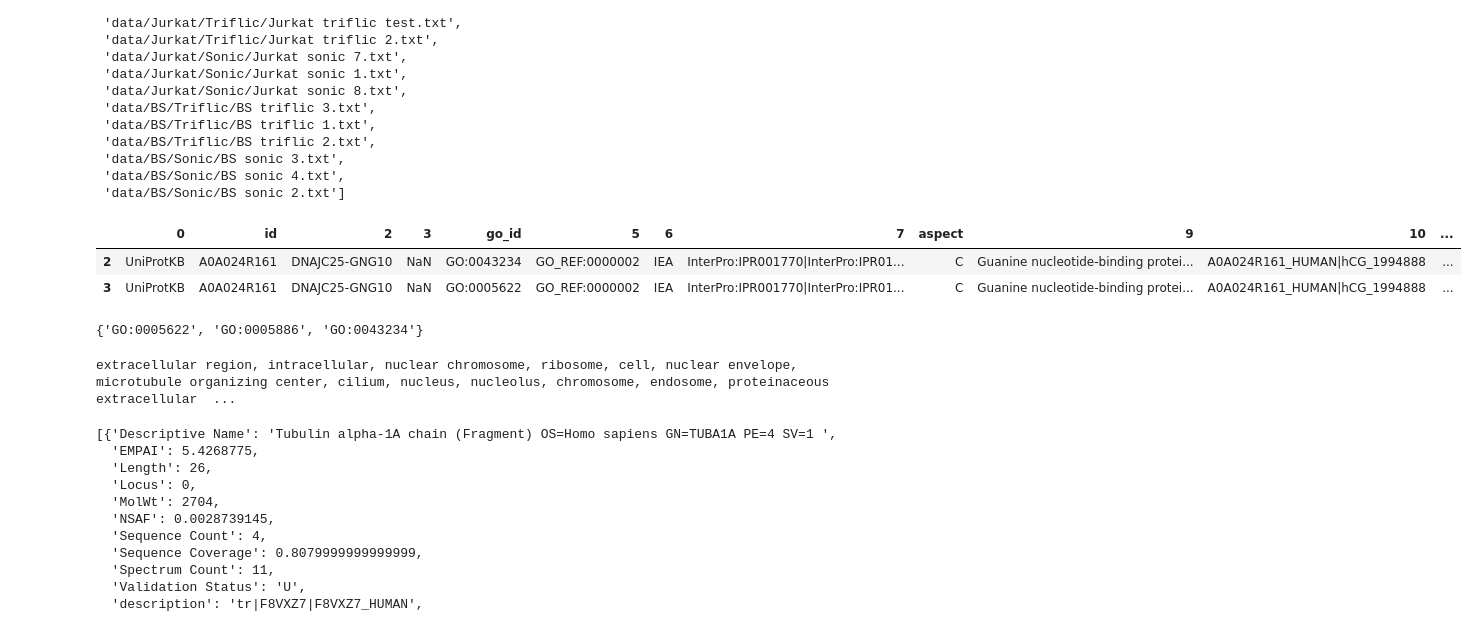
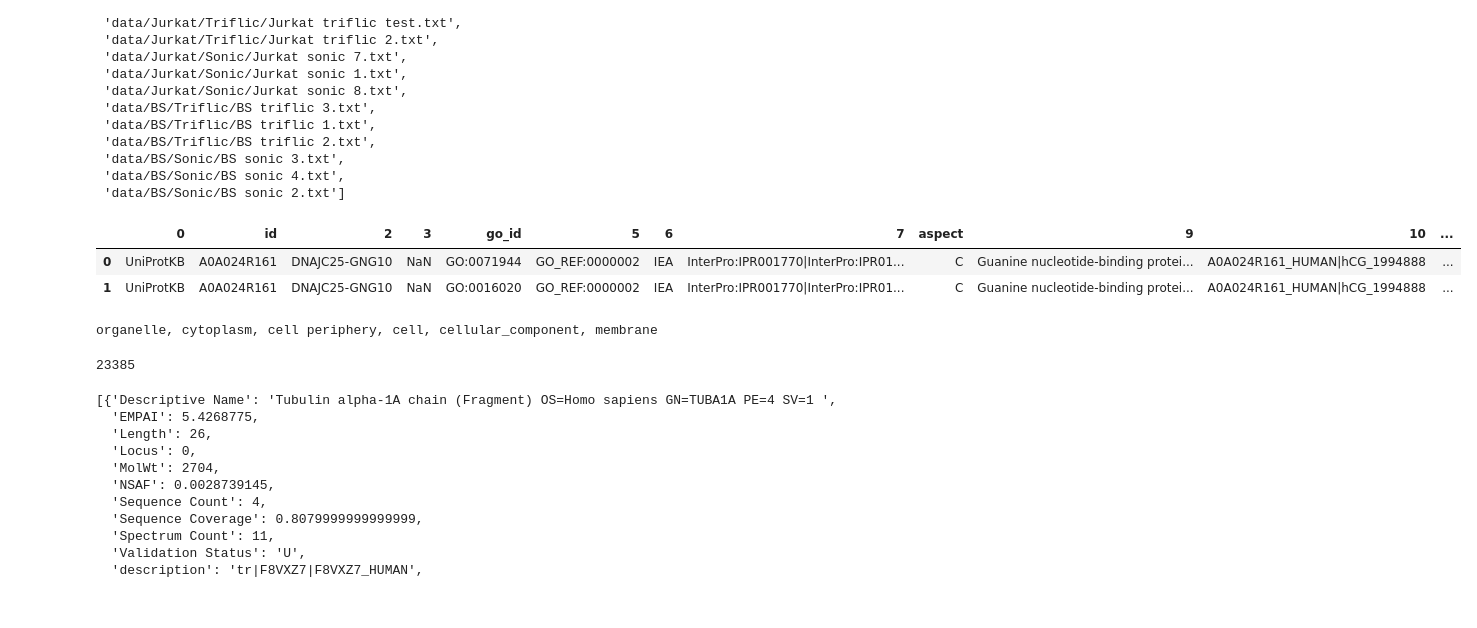
Before and after one commit to stuppie/triflic, a Jupyter notebook: analysis_Jurkat_PA_BF_1FP_GlcNAc/get_counts.ipynb, the cells around one changed output. Saved outputs shown, nothing was run; the diff lists cells and outputs as text; code cells hidden in the pictures.

```diff
--- a/analysis_Jurkat_PA_BF_1FP_GlcNAc/get_counts.ipynb
+++ b/analysis_Jurkat_PA_BF_1FP_GlcNAc/get_counts.ipynb
@@ -45,22 +45,24 @@ files
 # %%
 df = pd.read_csv("annotations.mapped.gaf", sep="\t", comment="!", header=None)
 df = df.rename(columns={1:"id", 4:"go_id", 8:'aspect'})
-df = df.query("aspect == 'C'")
-df = df.query("go_id != 'GO:0005575'")  # remove 'cellular component'
+#df = df.query("go_id != 'GO:0005575'")  # remove 'cellular component'
 df.head(2)
 # %% [output]
 |  | 0 | id | 2 | 3 | go_id | 5 | 6 | 7 | aspect | 9 | 10 | ... |
-| 2 | UniProtKB | A0A024R161 | DNAJC25-GNG10 | NaN | GO:0043234 | GO_REF:0000002 | IEA | InterPro:IPR001770|InterPro:IPR01... | C | Guanine nucleotide-binding protei... | A0A024R161_HUMAN|hCG_1994888 | ... |
-| 3 | UniProtKB | A0A024R161 | DNAJC25-GNG10 | NaN | GO:0005622 | GO_REF:0000002 | IEA | InterPro:IPR001770|InterPro:IPR01... | C | Guanine nucleotide-binding protei... | A0A024R161_HUMAN|hCG_1994888 | ... |
+| 0 | UniProtKB | A0A024R161 | DNAJC25-GNG10 | NaN | GO:0071944 | GO_REF:0000002 | IEA | InterPro:IPR001770|InterPro:IPR01... | C | Guanine nucleotide-binding protei... | A0A024R161_HUMAN|hCG_1994888 | ... |
+| 1 | UniProtKB | A0A024R161 | DNAJC25-GNG10 | NaN | GO:0016020 | GO_REF:0000002 | IEA | InterPro:IPR001770|InterPro:IPR01... | C | Guanine nucleotide-binding protei... | A0A024R161_HUMAN|hCG_1994888 | ... |
+# %%
+# sanity check, show all annotations
+print(', '.join({goa[x].name: x for x in set(df['go_id'])}))
+# %% [output]
+organelle, cytoplasm, cell periphery, cell, cellular_component, membrane
 # %%
-go_annot = df.groupby("id").agg({'go_id': lambda x: set(x)}).to_dict()['go_id']
-go_annot['A0A024R161']
+gb = df.groupby("id").agg({'go_id': lambda x: ','.join(x)})
+annots = {k:v.split(",") for k,v in dict(zip(gb.index,gb.go_id)).items()}
-# %% [output]
-{'GO:0005622', 'GO:0005886', 'GO:0043234'}
-# %%
-print(', '.join({goa[x].name: x for x in set(df[df['aspect'] == 'C']['go_id'])}))
-# %% [output]
-extracellular region, intracellular, nuclear chromosome, ribosome, cell, nuclear envelope, microtubule organizing center, cilium, nucleus, nucleolus, chromosome, endosome, proteinaceous extracellular  ...
+# %%
+len(annots)
+# %% [output]
+23385
 # %%
 def get_proteins(loci):
     loci = [x for x in loci['loci'] if "|" in x['description']]
```
Also changed, not shown: parts of 19 cells of this notebook, 24 other files.
